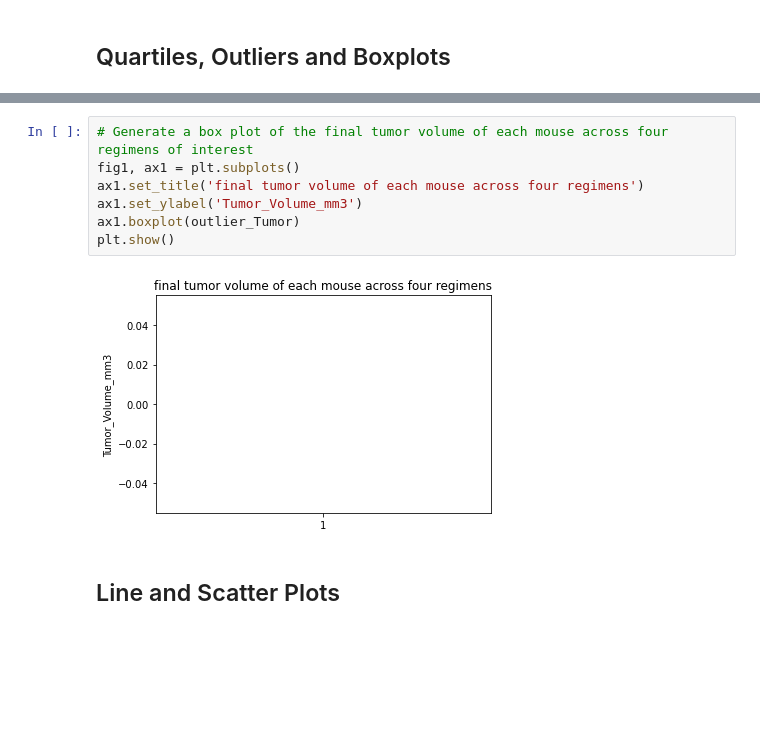
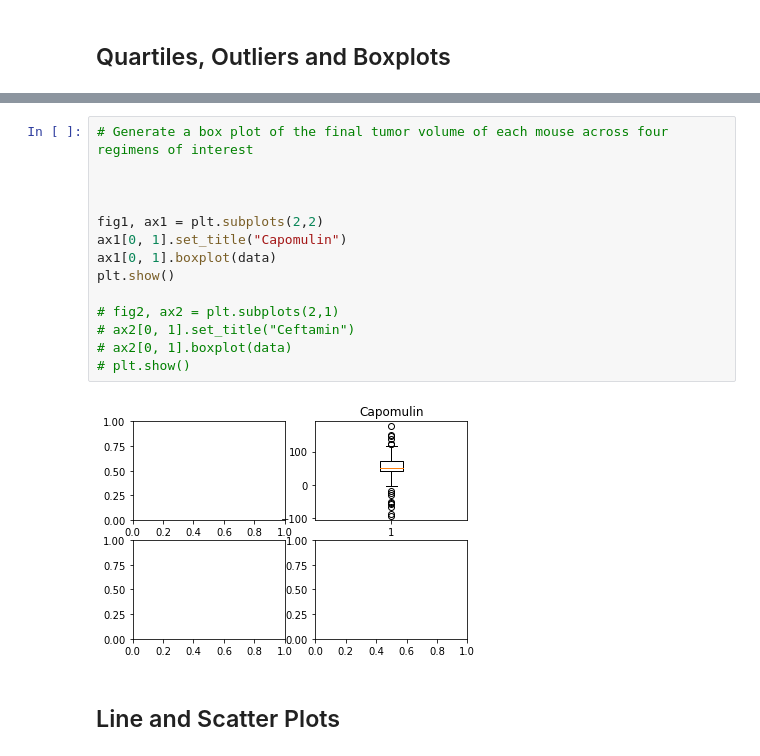
Before and after one commit to Court-Parker4/MatplotlibHWK, a Jupyter notebook: 05-Matplotlib_HW_Instructions_Pymaceuticals_pymaceuticals_starter.ipynb, the cells around one changed output, grey strips where cells are left out. Drawn from its saved outputs; the diff is of its cells as text; blank space fills up the shorter version.

```diff
--- a/05-Matplotlib_HW_Instructions_Pymaceuticals_pymaceuticals_starter.ipynb
+++ b/05-Matplotlib_HW_Instructions_Pymaceuticals_pymaceuticals_starter.ipynb
@@ -273,12 +282,19 @@ Values above 93.82025999125004 could be outliers.
 # %%
 # Generate a box plot of the final tumor volume of each mouse across four regimens of interest
-fig1, ax1 = plt.subplots()
-ax1.set_title('final tumor volume of each mouse across four regimens')
-ax1.set_ylabel('Tumor_Volume_mm3')
-ax1.boxplot(outlier_Tumor)
+
+
+
+fig1, ax1 = plt.subplots(2,2)
+ax1[0, 1].set_title("Capomulin")
+ax1[0, 1].boxplot(data)
 plt.show()
+
+# fig2, ax2 = plt.subplots(2,1)
+# ax2[0, 1].set_title("Ceftamin")
+# ax2[0, 1].boxplot(data)
+# plt.show()
 # %% [output]
-[figure, old version]
+[figure, new version]
 # %% [markdown]
 ## Line and Scatter Plots
 # %%
```
Also changed, not shown: parts of 2 cells of this notebook.
